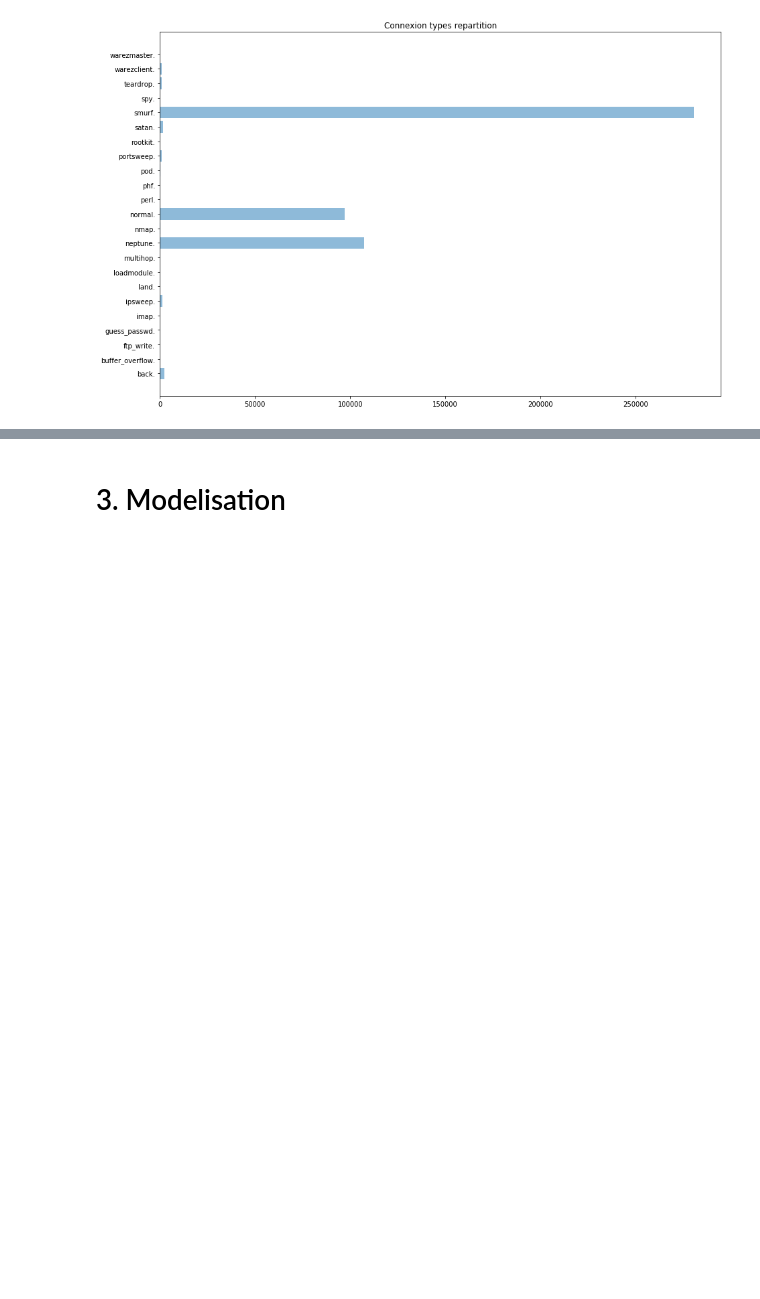
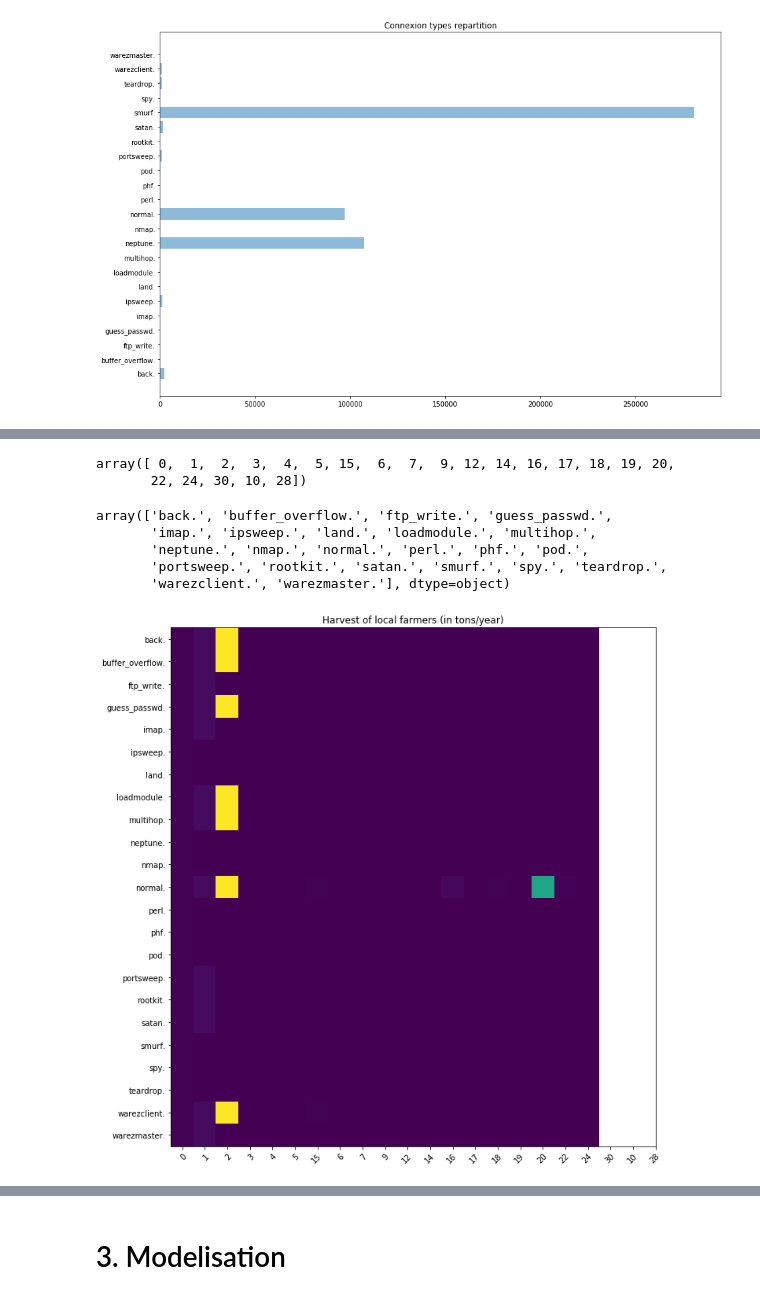
Before and after one commit to cvernerie/data-science-esilv, a Jupyter notebook: database-modelization.ipynb, the cells around one changed output, grey strips where cells are left out. Drawn from its saved outputs; the diff is of its cells as text; code cells hidden in the pictures; blank space fills up the shorter version.

```diff
--- a/database-modelization.ipynb
+++ b/database-modelization.ipynb
@@ -116,0 +123,62 @@ plt.title('Logarithmic scale connexion types repartition')\n",
+# %%
+group_by = df.groupby(["type", "hot"]).size().reset_index(name="time")
+group_by = group_by.sort_values(by=['type', 'hot'])
+
+types_unique = group_by['type'].unique()
+hot_unique = group_by['hot'].unique()
+
+hot_unique
+# %% [output]
+array([ 0,  1,  2,  3,  4,  5, 15,  6,  7,  9, 12, 14, 16, 17, 18, 19, 20,
+       22, 24, 30, 10, 28])
+# %%
+max_size = 0
+sizes = np.zeros(types_unique.size)
+
+for i, type_Y in enumerate(types_unique):
+    size = 0
+    for line in group_by['type']:
+        if (line == type_Y):
+            size = size + 1
+    sizes[i] = size
+    if (size > max_size):
+        max_size = size
+
+types_unique
+# %% [output]
+array(['back.', 'buffer_overflow.', 'ftp_write.', 'guess_passwd.',
+       'imap.', 'ipsweep.', 'land.', 'loadmodule.', 'multihop.',
+       'neptune.', 'nmap.', 'normal.', 'perl.', 'phf.', 'pod.',
+       'portsweep.', 'rootkit.', 'satan.', 'smurf.', 'spy.', 'teardrop.',
+       'warezclient.', 'warezmaster.'], dtype=object)
+# %%
+res = np.zeros((types_unique.size,max_size))
+for i_type, type_Y in enumerate(types_unique):
+    nb_time = 0
+    for i in range(max_size):
+        if (i < sizes[i_type]):
+            res[i_type][i] = group_by['time'][nb_time]
+            nb_time = nb_time + 1
+        else:
+            res[i_type][i] = 0
+# %%
+fig, ax = plt.subplots(figsize=(15,10))
+im = ax.imshow(res)
+
+# We want to show all ticks...
+ax.set_xticks(np.arange(len(hot_unique)))
+ax.set_yticks(np.arange(len(types_unique)))
+# ... and label them with the respective list entries
+ax.set_xticklabels(hot_unique)
+ax.set_yticklabels(types_unique)
+
+# Rotate the tick labels and set their alignment.
+plt.setp(ax.get_xticklabels(), rotation=45, ha="right",
+         rotation_mode="anchor")
+
+
+ax.set_title("Harvest of local farmers (in tons/year)")
+fig.tight_layout()
+plt.show()
+# %% [output]
+[figure, added]
```
Also changed, not shown: parts of 17 cells of this notebook.
